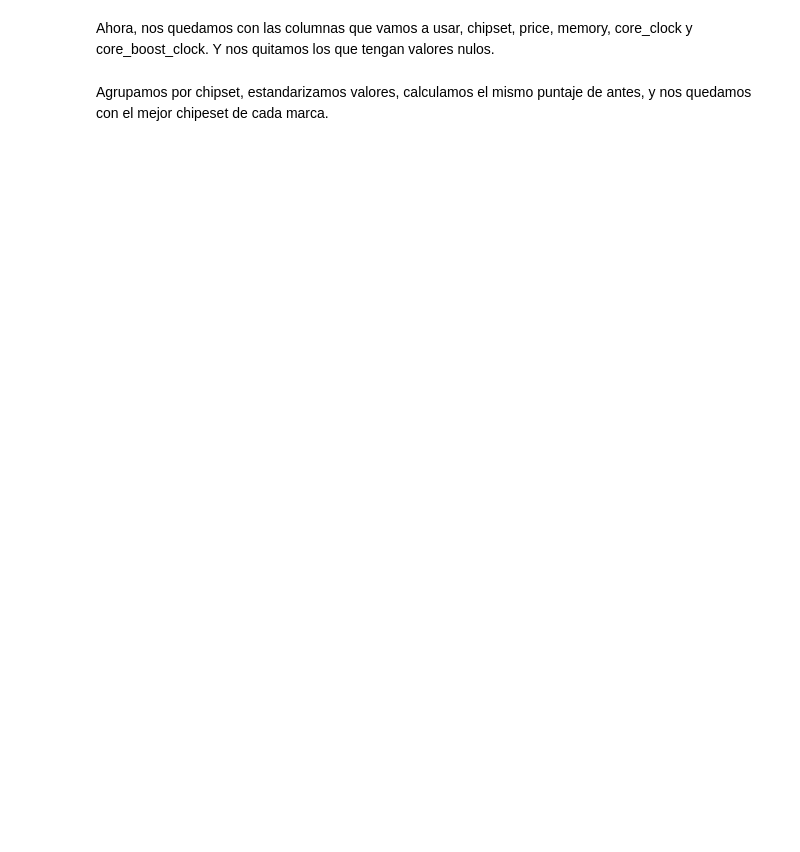
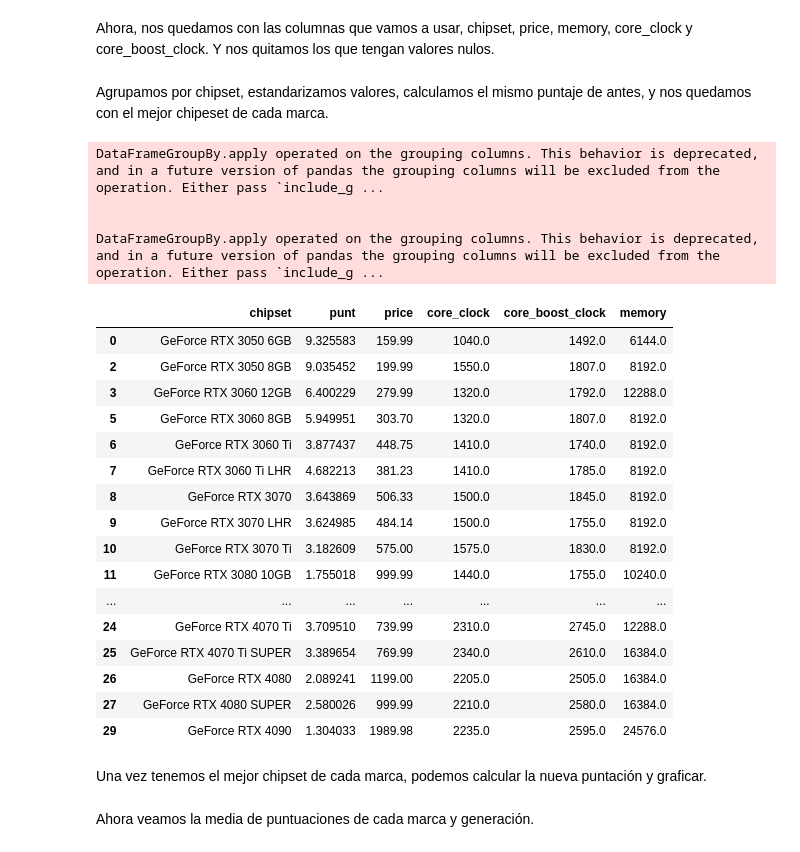
Before and after one commit to Makariy/PCD1, a Jupyter notebook: plots/presentation.ipynb, the cells around one changed output. Drawn from its saved outputs; the diff is of its cells as text; code cells hidden in the pictures; blank space fills up the shorter version.

```diff
--- a/plots/presentation.ipynb
+++ b/plots/presentation.ipynb
@@ -16,4 +36,5 @@ for brand in ["Asus", "Gigabyte", "MSI", "XFX", "Zotac"]:
     df["brand"] = brand
     dfs.append(df)
 
-df = pd.concat(dfs, ignore_index=True)
+df = pd.concat(dfs, ignore_index=True).dropna().reset_index(drop=True)
+df = df.drop(columns=["length", "user_score", "user_ratings_count"])
@@ -120,12 +173,5 @@ Ahora, nos quedamos con las columnas que vamos a usar, chipset, price, memory, c
 cols = ["chipset", "price", "core_clock", "core_boost_clock", "memory"]
 nvidia = nvidia[cols].dropna()
 amd = amd[cols].dropna()
-# %%
-def process_group(group: DataFrameGroupBy) -> DataFrame:
-    group.loc[:, "price"] = standardize(group["price"])
-    group.loc[:, "core_boost_clock"] = standardize(group["core_clock"])
-    group["punt"] = group["core_boost_clock"] / group["price"]
-
-    return group
 # %% [markdown]
 Agrupamos por chipset, estandarizamos valores, calculamos el mismo puntaje de antes, y nos quedamos con el mejor chipeset de cada marca.
@@ -136,0 +178,35 @@ amd_processed = amd.groupby("chipset").apply(process_group)
+# %%
+nvidia_grouped: DataFrame = nvidia.groupby("chipset").apply(process_group).reset_index(drop=True)
+amd_grouped: DataFrame = amd.groupby("chipset").apply(process_group).reset_index(drop=True)
+
+nvidia_max = nvidia_grouped.groupby("chipset")["punt"].max().reset_index()
+amd_max = amd_grouped.groupby("chipset")["punt"].max().reset_index()
+
+nvidia_max = pd.merge(nvidia_max, nvidia_grouped, on=["chipset", "punt"], how="inner").drop_duplicates()
+amd_max = pd.merge(amd_max, amd_grouped, on=["chipset", "punt"], how="inner").drop_duplicates()
+
+nvidia_max
+# %% [output]
+DataFrameGroupBy.apply operated on the grouping columns. This behavior is deprecated, and in a future version of pandas the grouping columns will be excluded from the operation. Either pass `include_g ...
+
+
+DataFrameGroupBy.apply operated on the grouping columns. This behavior is deprecated, and in a future version of pandas the grouping columns will be excluded from the operation. Either pass `include_g ...
+|  | chipset | punt | price | core_clock | core_boost_clock | memory |
+| 0 | GeForce RTX 3050 6GB | 9.325583 | 159.99 | 1040.0 | 1492.0 | 6144.0 |
+| 2 | GeForce RTX 3050 8GB | 9.035452 | 199.99 | 1550.0 | 1807.0 | 8192.0 |
+| 3 | GeForce RTX 3060 12GB | 6.400229 | 279.99 | 1320.0 | 1792.0 | 12288.0 |
+| 5 | GeForce RTX 3060 8GB | 5.949951 | 303.70 | 1320.0 | 1807.0 | 8192.0 |
+| 6 | GeForce RTX 3060 Ti | 3.877437 | 448.75 | 1410.0 | 1740.0 | 8192.0 |
+| 7 | GeForce RTX 3060 Ti LHR | 4.682213 | 381.23 | 1410.0 | 1785.0 | 8192.0 |
+| 8 | GeForce RTX 3070 | 3.643869 | 506.33 | 1500.0 | 1845.0 | 8192.0 |
+| 9 | GeForce RTX 3070 LHR | 3.624985 | 484.14 | 1500.0 | 1755.0 | 8192.0 |
+| 10 | GeForce RTX 3070 Ti | 3.182609 | 575.00 | 1575.0 | 1830.0 | 8192.0 |
+| 11 | GeForce RTX 3080 10GB | 1.755018 | 999.99 | 1440.0 | 1755.0 | 10240.0 |
+| ... | ... | ... | ... | ... | ... | ... |
+| 24 | GeForce RTX 4070 Ti | 3.709510 | 739.99 | 2310.0 | 2745.0 | 12288.0 |
+| 25 | GeForce RTX 4070 Ti SUPER | 3.389654 | 769.99 | 2340.0 | 2610.0 | 16384.0 |
+| 26 | GeForce RTX 4080 | 2.089241 | 1199.00 | 2205.0 | 2505.0 | 16384.0 |
+| 27 | GeForce RTX 4080 SUPER | 2.580026 | 999.99 | 2210.0 | 2580.0 | 16384.0 |
+| 29 | GeForce RTX 4090 | 1.304033 | 1989.98 | 2235.0 | 2595.0 | 24576.0 |
+# %% [markdown]
+Una vez tenemos el mejor chipset de cada marca, podemos calcular la nueva puntación y graficar.
@@ -136,0 +250,2 @@ amd_processed = amd.groupby("chipset").apply(process_group)
+# %% [markdown]
+Ahora veamos la media de puntuaciones de cada marca y generación.
```
Also changed, not shown: parts of 21 cells of this notebook.
